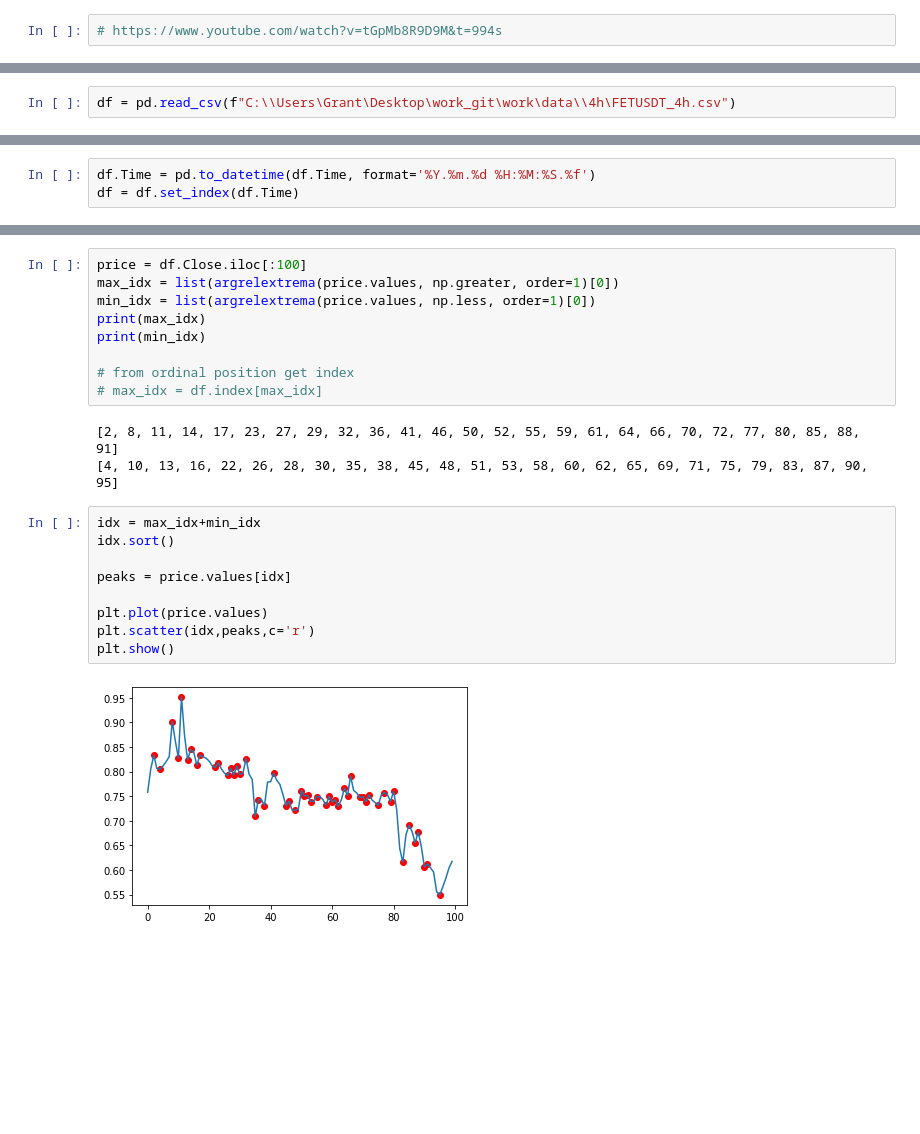
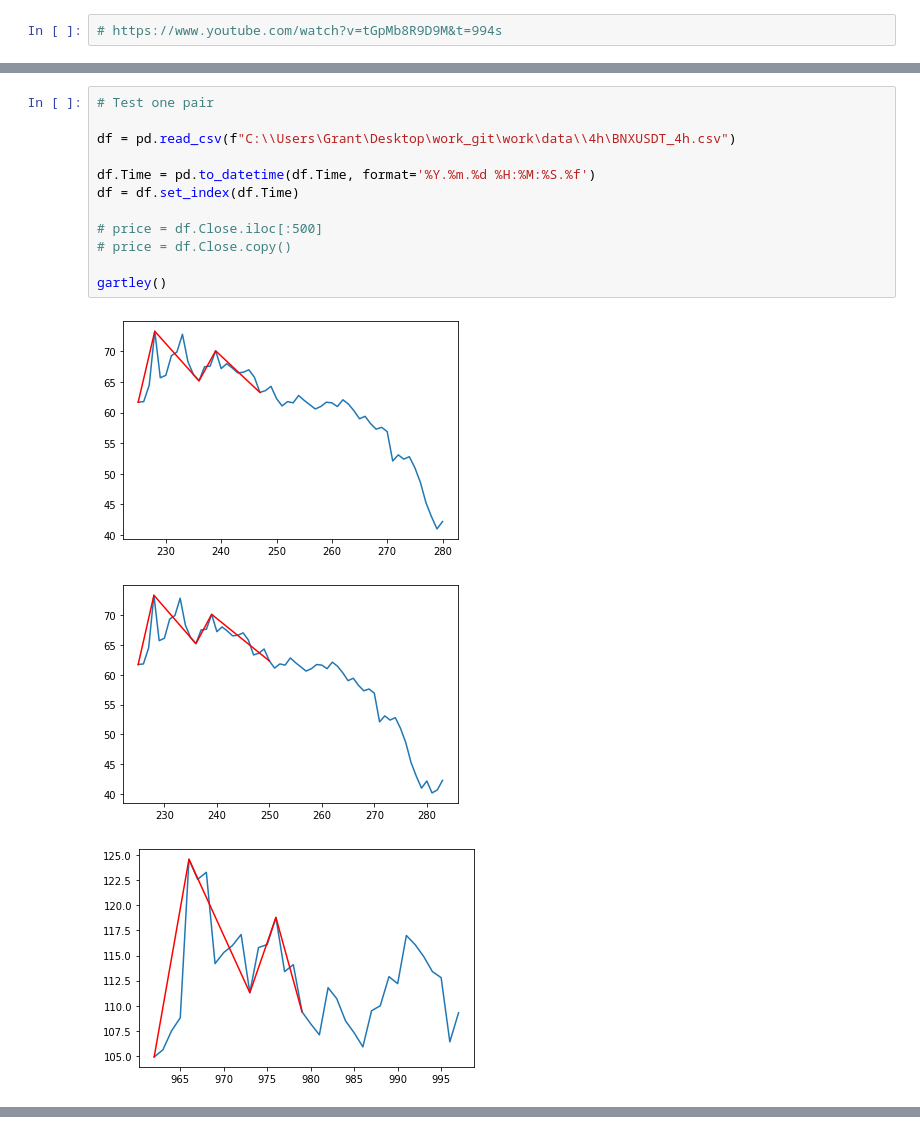
Before and after one commit to elcreek/work, a Jupyter notebook: harmonics.ipynb, the cells around one changed output, grey strips where cells are left out. Saved outputs shown, nothing was run; the diff lists cells and outputs as text; blank space fills up the shorter version.

```diff
--- a/harmonics.ipynb
+++ b/harmonics.ipynb
@@ -7,3 +8 @@ from scipy.signal import argrelextrema
 import matplotlib.pyplot as plt
-# %%
-df = pd.read_csv(f"C:\\Users\Grant\Desktop\work_git\work\data\\4h\FETUSDT_4h.csv")
@@ -10,3 +125,16 @@ df = pd.read_csv(f"C:\\Users\Grant\Desktop\work_git\work\data\\4h\FETUSDT_4h.csv
 # %%
+# Test one pair
+
+df = pd.read_csv(f"C:\\Users\Grant\Desktop\work_git\work\data\\4h\BNXUSDT_4h.csv")
+
 df.Time = pd.to_datetime(df.Time, format='%Y.%m.%d %H:%M:%S.%f')
 df = df.set_index(df.Time)
+
+# price = df.Close.iloc[:500]
+# price = df.Close.copy()
+
+gartley()
+# %% [output]
+[figure, added]
+[figure, added]
+[figure, added]
@@ -13,23 +142,0 @@ df = df.set_index(df.Time)
-# %%
-price = df.Close.iloc[:100]
-max_idx = list(argrelextrema(price.values, np.greater, order=1)[0])
-min_idx = list(argrelextrema(price.values, np.less, order=1)[0])
-print(max_idx)
-print(min_idx)
-
-# from ordinal position get index
-# max_idx = df.index[max_idx]
-# %% [output]
-[2, 8, 11, 14, 17, 23, 27, 29, 32, 36, 41, 46, 50, 52, 55, 59, 61, 64, 66, 70, 72, 77, 80, 85, 88, 91]
-[4, 10, 13, 16, 22, 26, 28, 30, 35, 38, 45, 48, 51, 53, 58, 60, 62, 65, 69, 71, 75, 79, 83, 87, 90, 95]
-# %%
-idx = max_idx+min_idx
-idx.sort()
-
-peaks = price.values[idx]
-
-plt.plot(price.values)
-plt.scatter(idx,peaks,c='r')
-plt.show()
-# %% [output]
-[figure, removed]
```
Also changed, not shown: parts of 5 cells of this notebook, 1 other file.
